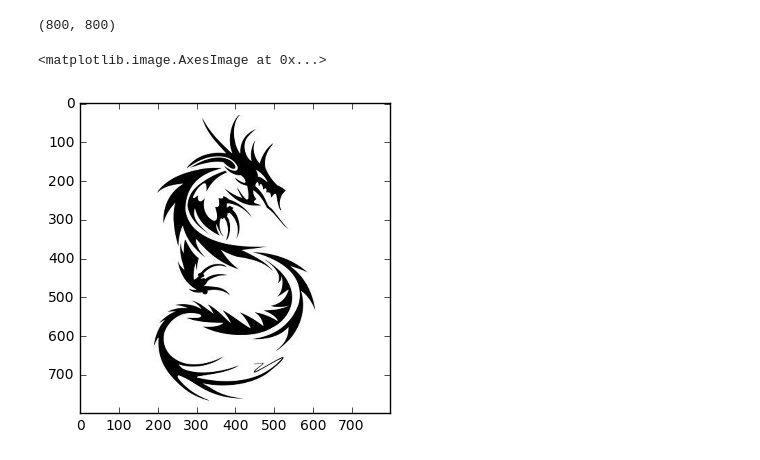
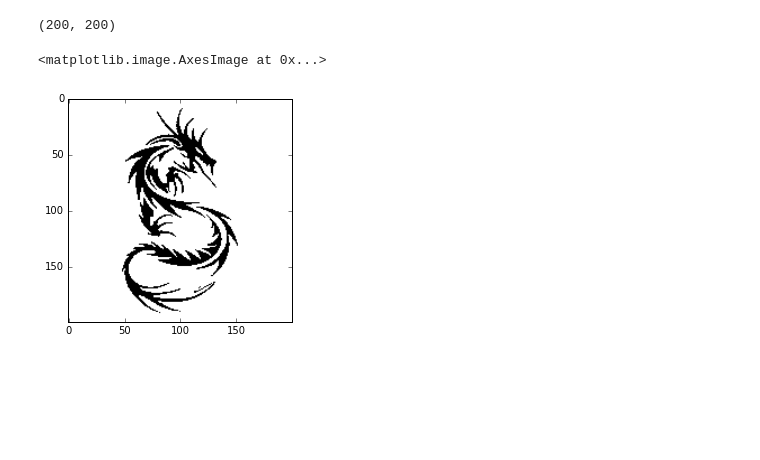
Before and after one commit to Honkl/MFF-NAIL060, a Jupyter notebook: 02/Tiles.ipynb, the cells around one changed output. Drawn from its saved outputs; the diff is of its cells as text; code cells hidden in the pictures; blank space fills up the shorter version.

```diff
--- a/02/Tiles.ipynb
+++ b/02/Tiles.ipynb
@@ -1,18 +1,18 @@
 # %%
 %matplotlib inline
 import matplotlib.pyplot as plt
 import matplotlib.image as mpimg
 import numpy as np
 import colorsys
 from PIL import Image
 
-img = Image.open('dragon.jpg')
+img = Image.open('dragon_200.png')
 img = img.convert('RGB')
 
 print(img.size)
 plt.imshow(img)
 # %% [output]
-(800, 800)
+(200, 200)
 <matplotlib.image.AxesImage at 0x...>
-[figure, old version]
+[figure, new version]
 # %%
```
Also changed, not shown: parts of 6 cells of this notebook, 3 other files.
